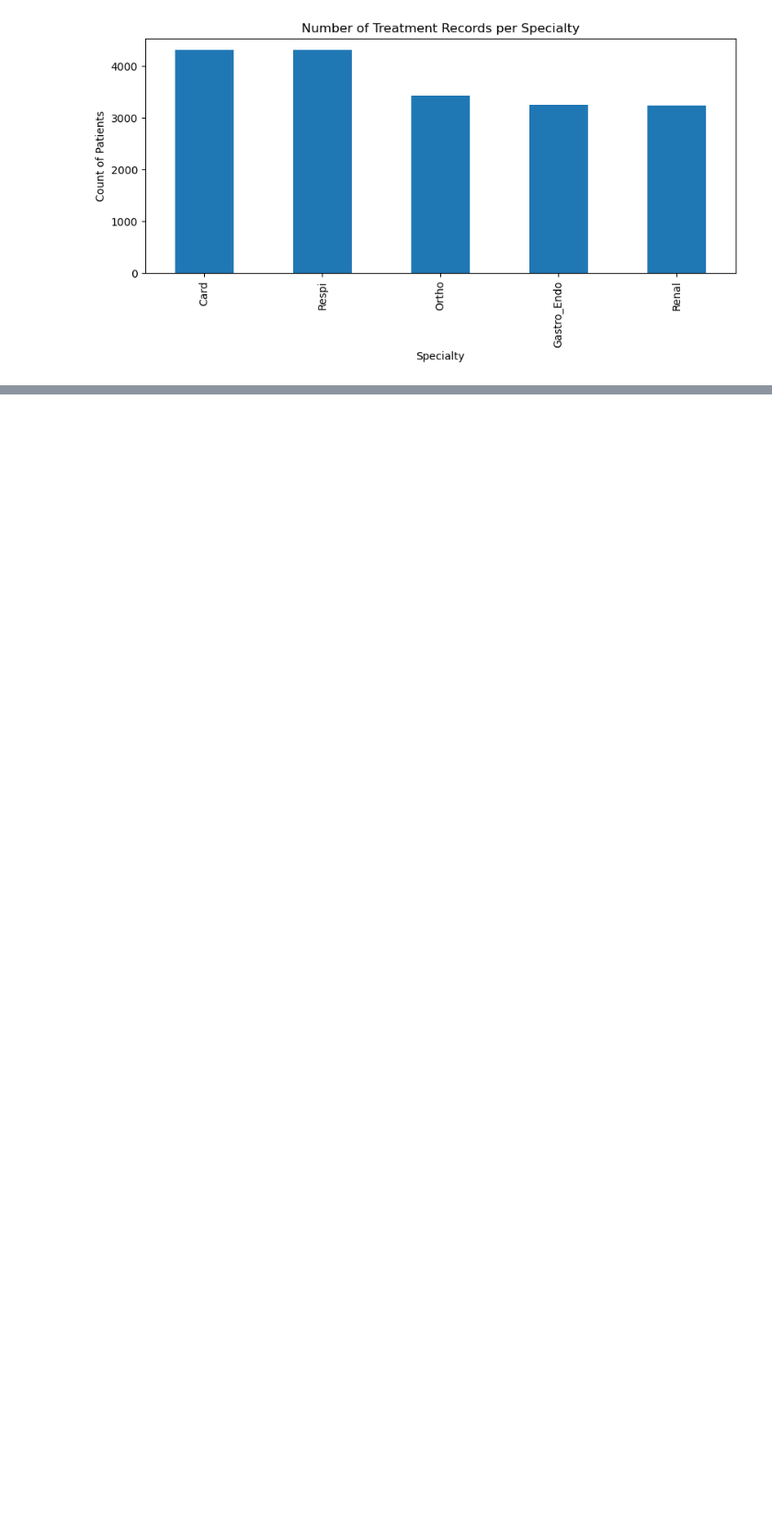
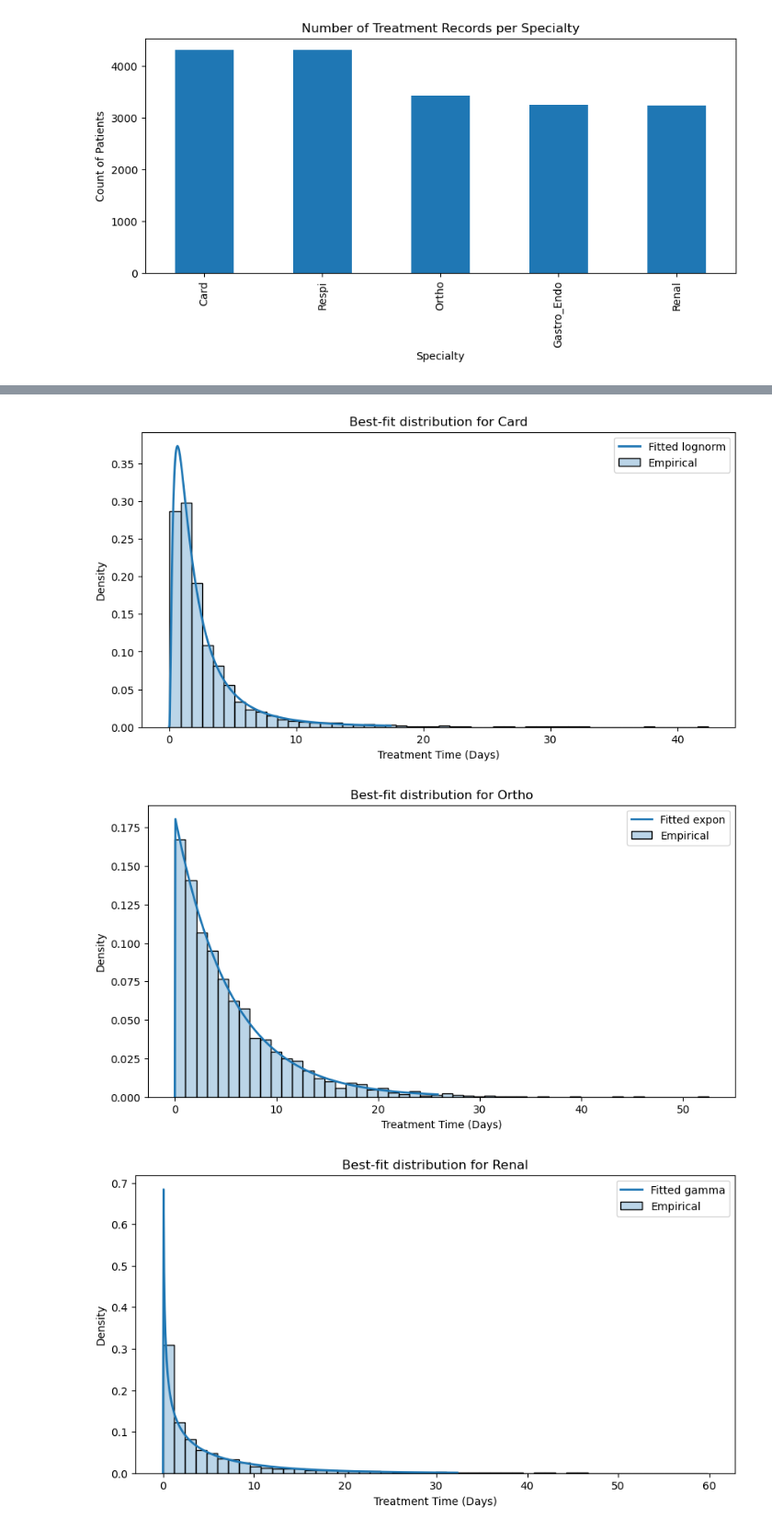
Before and after one commit to elenayzhu/mie360, a Jupyter notebook: Treatment_InputModelling.ipynb, the cells around one changed output, grey strips where cells are left out. Shown: that part at 92% size. Drawn from its saved outputs; the diff is of its cells as text; code cells hidden in the pictures; blank space fills up the shorter version.

```diff
--- a/Treatment_InputModelling.ipynb
+++ b/Treatment_InputModelling.ipynb
@@ -122,0 +219,49 @@ plt.show()
+# %%
+def plot_best_fit_for_specialty(df, best_fits_df, specialty, time_col="TreatmentTime"):
+    """
+    Plots empirical histogram and best-fit PDF for a given specialty.
+    """
+    row = best_fits_df[best_fits_df["Specialty"] == specialty]
+    if row.empty:
+        print(f"No fit found for specialty '{specialty}'.")
+        return
+
+    dist_name = row["Distribution"].iloc[0]
+    params = row["Params"].iloc[0]
+
+    candidate_dists = {
+        "expon": stats.expon,
+        "lognorm": stats.lognorm,
+        "gamma": stats.gamma,
+        "weibull": stats.weibull_min,
+    }
+    dist = candidate_dists[dist_name]
+
+    data = df.loc[df["Specialty"] == specialty, time_col].values
+    data = data[data > 0]
+
+    # x-grid for PDF
+    x = np.linspace(0, np.quantile(data, 0.99), 500)
+
+    plt.figure(figsize=(10, 5))
+    # Empirical histogram
+    sns.histplot(data, bins=50, stat="density", alpha=0.3, label="Empirical")
+    # Fitted PDF
+    plt.plot(x, dist.pdf(x, *params), linewidth=2, label=f"Fitted {dist_name}")
+
+    plt.title(f"Best-fit distribution for {specialty}")
+    plt.xlabel("Treatment Time (Days)")
+    plt.ylabel("Density")
+    plt.legend()
+    plt.show()
+# %%
+# Example: plot for Cardiology
+plot_best_fit_for_specialty(df_treatment, best_fits, "Card")
+
+# You can loop over all specialties:
+for spec in df_treatment["Specialty"].unique():
+    plot_best_fit_for_specialty(df_treatment, best_fits, spec)
+# %% [output]
+[figure, added]
+[figure, added]
+[figure, added]
```
Also changed, not shown: parts of 10 cells of this notebook.
